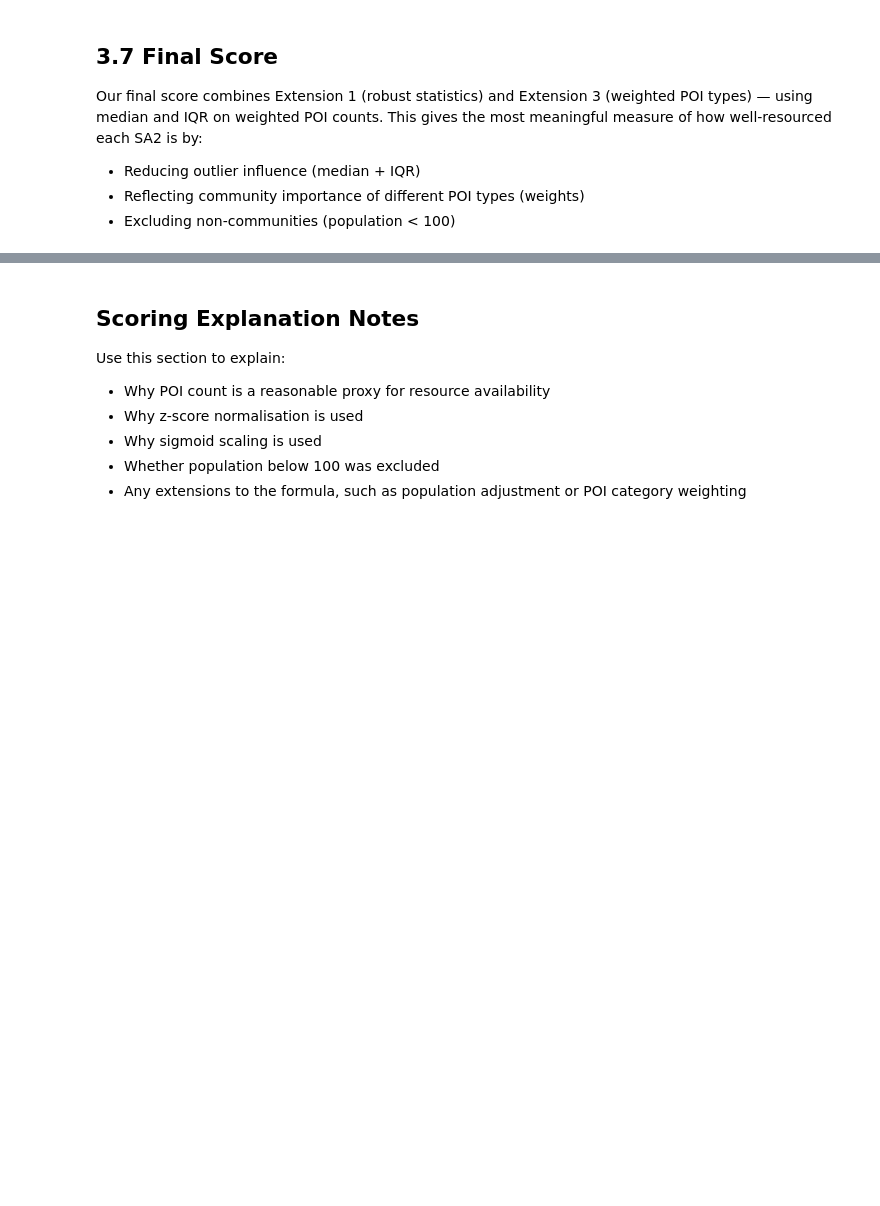
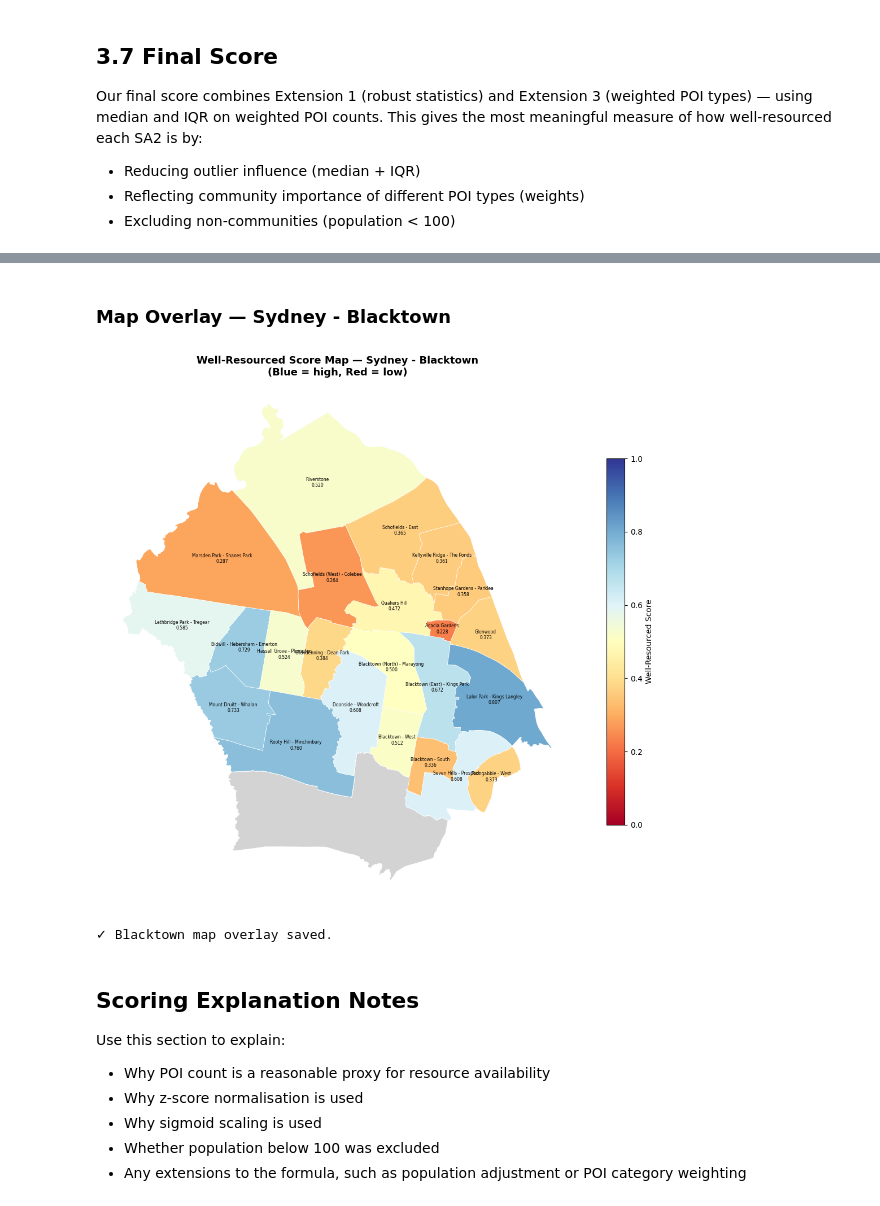
Before and after one commit to Ronnie-711/DATA2001_assignment, a Jupyter notebook: assignment.ipynb, the cells around one changed output, grey strips where cells are left out. Cells and saved outputs as stored; diff of their text form; code cells hidden in the pictures; blank space fills up the shorter version.

Commit message:
visual plots code

```diff
--- a/assignment.ipynb
+++ b/assignment.ipynb
@@ -2221,6 +2221,62 @@ Final Well-Resourced Scores — Sydney - Blacktown
 22    Schofields (West) - Colebee     10071.0         51                69.0 -1.100000     0.249740
 23                 Acacia Gardens      3681.0         15                27.0 -1.300000     0.214165
 ✓ Final scores saved to sa2_scores table in PostgreSQL.
+# %% [markdown]
+###  Map Overlay — Sydney - Blacktown
+# %%
+import matplotlib.pyplot as plt
+import geopandas as gpd
+from pathlib import Path
+
+# --- Load SA2 boundaries and merge with scores ---
+shp_path = Path.cwd() / "SA2_2021_AUST_GDA2020.shp"
+sa2_gdf = gpd.read_file(shp_path).to_crs("EPSG:4326")
+blacktown_gdf = sa2_gdf[sa2_gdf["SA4_NAME21"] == "Sydney - Blacktown"].copy()
+blacktown_gdf["SA2_CODE21"] = blacktown_gdf["SA2_CODE21"].astype(str)
+
+map_gdf = blacktown_gdf.merge(
+    scores_df[["sa2_code", "score_final", "poi_count"]],
+    left_on="SA2_CODE21",
+    right_on="sa2_code",
+    how="left"
+)
+
+# --- Map ---
+fig, ax = plt.subplots(1, 1, figsize=(12, 10))
+
+map_gdf.plot(
+    column="score_final",
+    cmap="RdYlBu",
+    linewidth=0.5,
+    edgecolor="white",
+    legend=True,
+    legend_kwds={"label": "Well-Resourced Score", "shrink": 0.7},
+    missing_kwds={"color": "lightgrey", "label": "No data"},
+    ax=ax,
+    vmin=0, vmax=1
+)
+
+# SA2 labels with score
+for _, row in map_gdf.iterrows():
+    if row.geometry is not None and not pd.isna(row.get("score_final")):
+        centroid = row.geometry.centroid
+        ax.annotate(
+            f'{row["SA2_NAME21"]}\n{row["score_final"]:.3f}',
+            xy=(centroid.x, centroid.y),
+            fontsize=5.5, ha="center", va="center", color="black"
+        )
+
+ax.set_title("Well-Resourced Score Map — Sydney - Blacktown\n(Blue = high, Red = low)",
+             fontsize=13, fontweight="bold")
+ax.set_axis_off()
+
+plt.tight_layout()
+plt.savefig("blacktown_score_map.png", dpi=150, bbox_inches="tight")
+plt.show()
+print("✓ Blacktown map overlay saved.")
+# %% [output]
+[figure, added]
+✓ Blacktown map overlay saved.
 # %% [markdown]
 ## Scoring Explanation Notes
 
```
Also changed, not shown: parts of 11 cells of this notebook, 3 other files.
